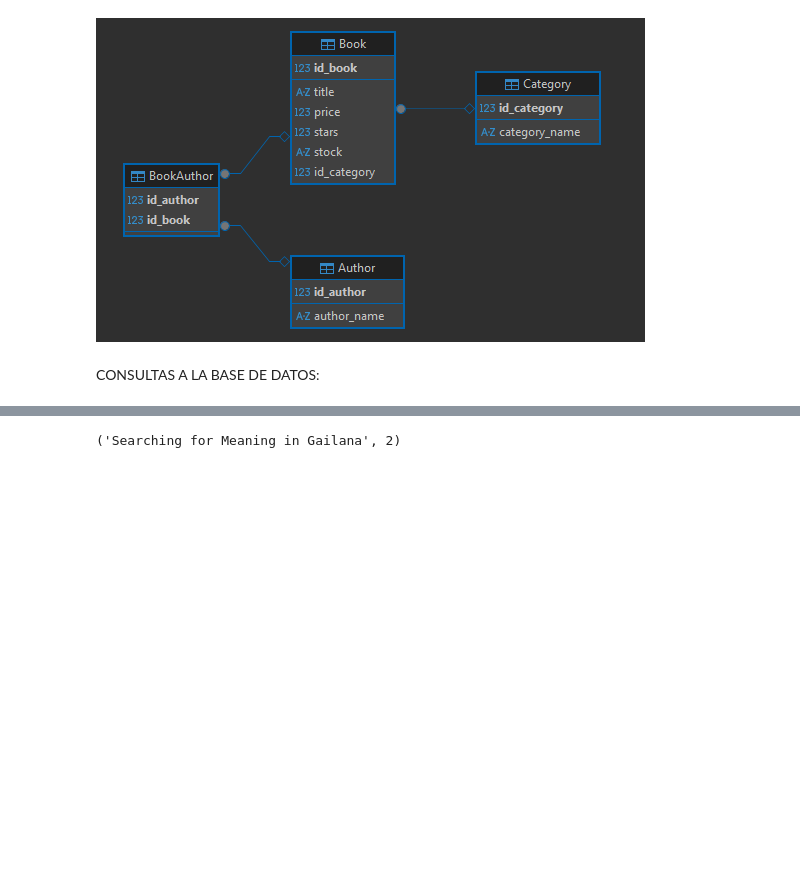
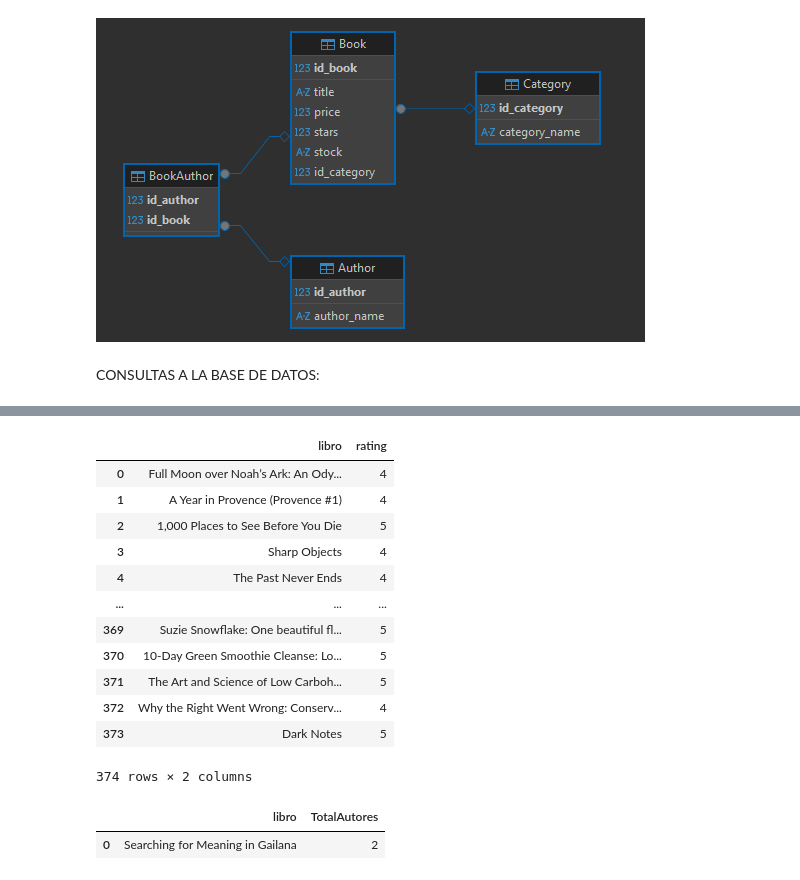
Before and after one commit to SadCloud03/Scraper_proyect, a Jupyter notebook: Scraper.ipynb, the cells around one changed output, grey strips where cells are left out. Saved outputs shown, nothing was run; the diff lists cells and outputs as text; code cells hidden in the pictures; blank space fills up the shorter version.

```diff
--- a/Scraper.ipynb
+++ b/Scraper.ipynb
@@ -297,33 +321,46 @@ conexion.close()
 # %%
 # ----- CONSULTA 3 (Libros con rating mayor a X) -----
 import sqlite3
+import pandas as pd
 
 conexion = sqlite3.connect('Books_to_scrape.db')
-cursor = conexion.cursor()
 
-cursor.execute("""
+query = ("""
 SELECT
     Book.title AS libro,
     Book.stars AS rating
 FROM
     Book
 WHERE Book.stars > 3;
 """)
 
-consulta = cursor.fetchall()
-
-for fila in consulta:
-    print(fila)
+df = pd.read_sql_query(query, conexion)
 
 conexion.close()
+
+display(df)
+# %% [output]
+|  | libro | rating |
+| 0 | Full Moon over Noah’s Ark: An Ody... | 4 |
+| 1 | A Year in Provence (Provence #1) | 4 |
+| 2 | 1,000 Places to See Before You Die | 5 |
+| 3 | Sharp Objects | 4 |
+| 4 | The Past Never Ends | 4 |
+| ... | ... | ... |
+| 369 | Suzie Snowflake: One beautiful fl... | 5 |
+| 370 | 10-Day Green Smoothie Cleanse: Lo... | 5 |
+| 371 | The Art and Science of Low Carboh... | 5 |
+| 372 | Why the Right Went Wrong: Conserv... | 4 |
+| 373 | Dark Notes | 5 |
+374 rows × 2 columns
 # %%
 # ----- CONSULTA 4 (mostrar los libros que tienen mas autores que el promedio de libros) -----
 import sqlite3
+import pandas as pd
 
 conexion = sqlite3.connect('Books_to_scrape.db')
-cursor = conexion.cursor()
 
-cursor.execute("""
+query = ("""
 SELECT
     Book.title AS libro,
     COUNT(BookAuthor.id_author) AS TotalAutores
@@ -347,14 +384,14 @@ HAVING
     );
 """)
 
-consulta = cursor.fetchall()
-
-for fila in consulta:
-    print(fila)
+df = pd.read_sql_query(query, conexion)
 
 conexion.close()
+
+display(df)
 # %% [output]
-('Searching for Meaning in Gailana', 2)
+|  | libro | TotalAutores |
+| 0 | Searching for Meaning in Gailana | 2 |
 # %%
 # ----- CONSULTA 5 (mostrar libros con stock disponible) -----
 import sqlite3
```
Also changed, not shown: parts of 5 cells of this notebook, 2 other files.
